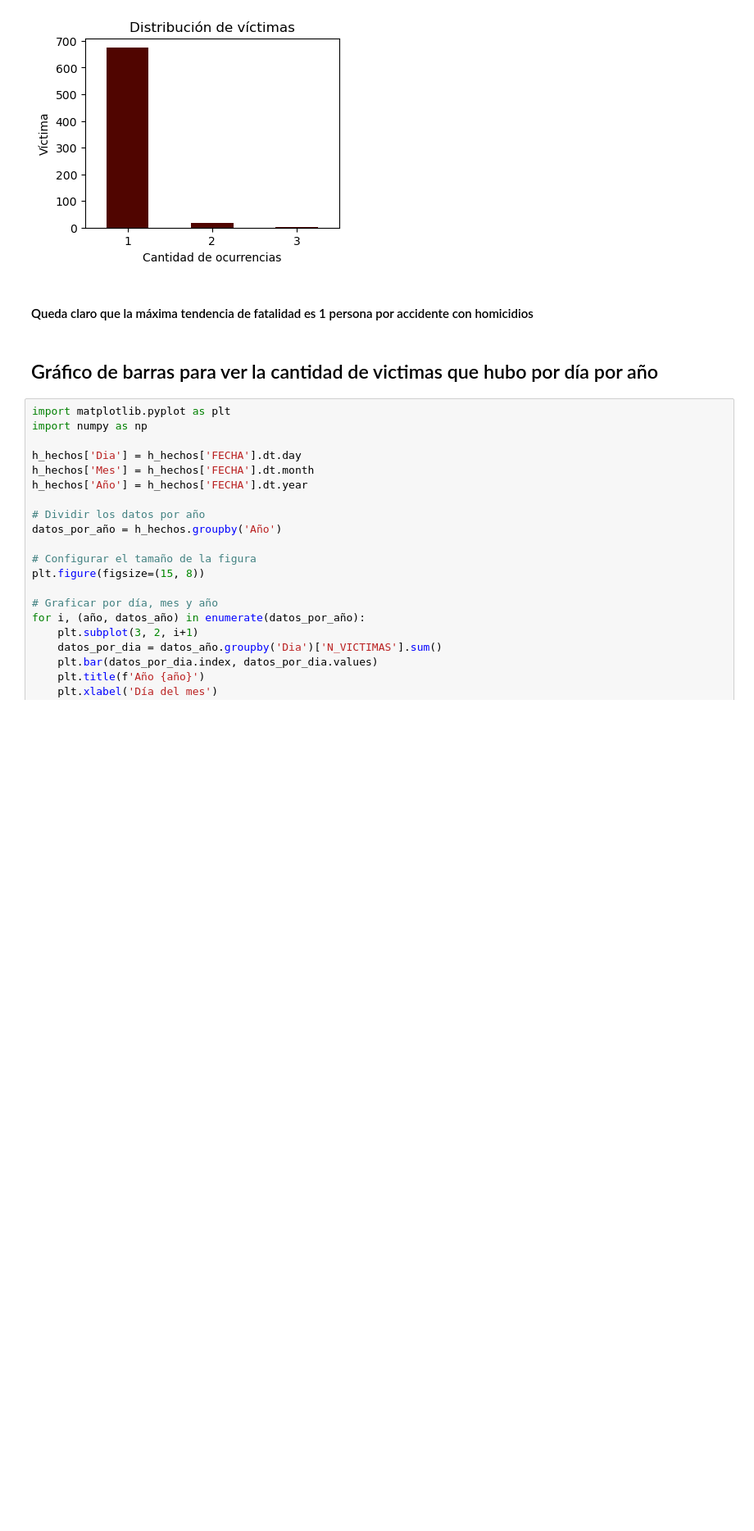
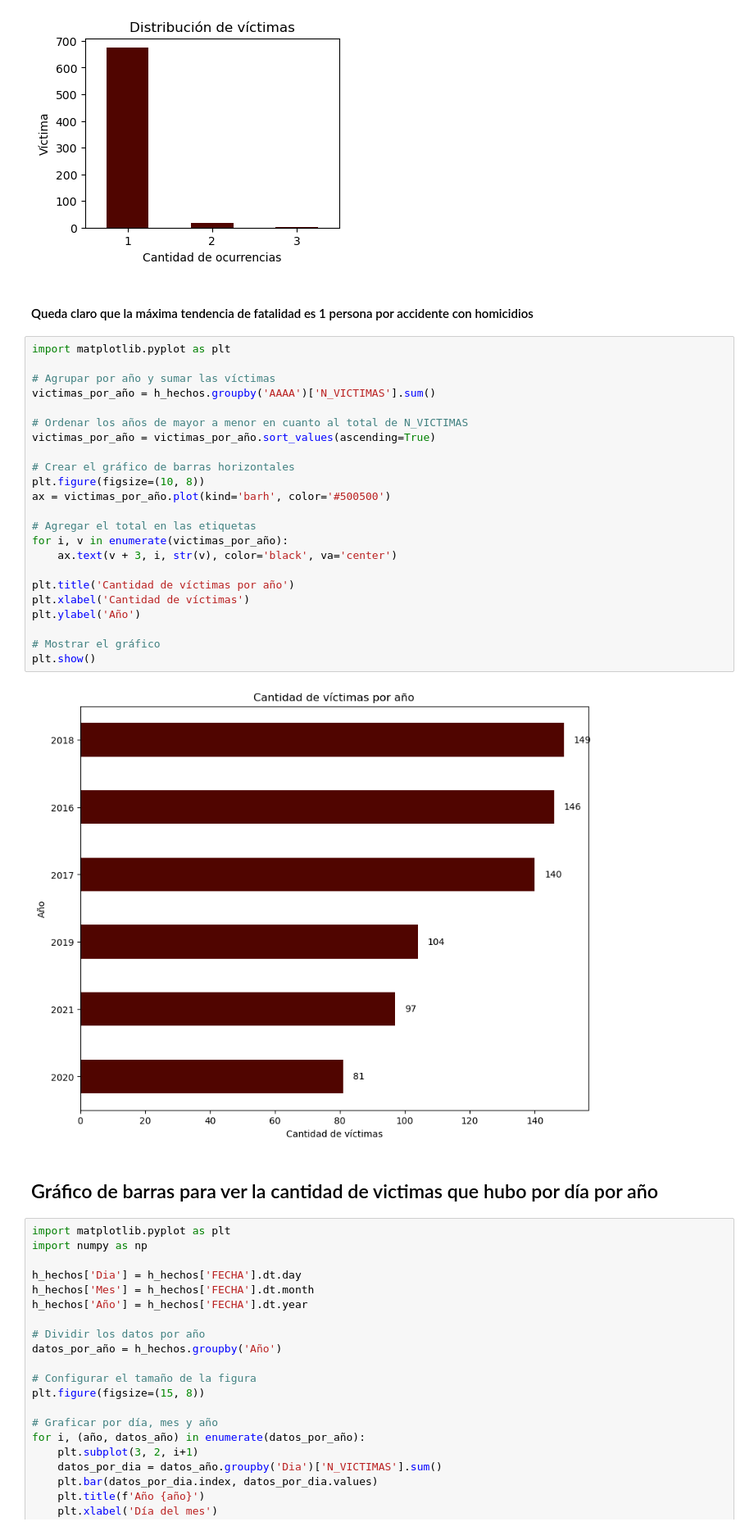
Before and after one commit to EliasIchi/PI2_Henry, a Jupyter notebook: EDA_siniestros viales CABA.ipynb, the cells around one changed output. Shown at 82% size. Cells and saved outputs as stored; diff of their text form; blank space fills up the shorter version.

```diff
--- a/EDA_siniestros viales CABA.ipynb
+++ b/EDA_siniestros viales CABA.ipynb
@@ -128,6 +128,31 @@ plt.show()
 [figure]
 # %% [markdown]
 #### Queda claro que la máxima tendencia de fatalidad es 1 persona por accidente con homicidios
+# %%
+import matplotlib.pyplot as plt
+
+# Agrupar por año y sumar las víctimas
+victimas_por_año = h_hechos.groupby('AAAA')['N_VICTIMAS'].sum()
+
+# Ordenar los años de mayor a menor en cuanto al total de N_VICTIMAS
+victimas_por_año = victimas_por_año.sort_values(ascending=True)
+
+# Crear el gráfico de barras horizontales
+plt.figure(figsize=(10, 8))
+ax = victimas_por_año.plot(kind='barh', color='#500500')
+
+# Agregar el total en las etiquetas
+for i, v in enumerate(victimas_por_año):
+    ax.text(v + 3, i, str(v), color='black', va='center')
+
+plt.title('Cantidad de víctimas por año')
+plt.xlabel('Cantidad de víctimas')
+plt.ylabel('Año')
+
+# Mostrar el gráfico
+plt.show()
+# %% [output]
+[figure, added]
 # %% [markdown]
 ## Gráfico de barras para ver la cantidad de victimas que hubo por día por año
 # %%
```
